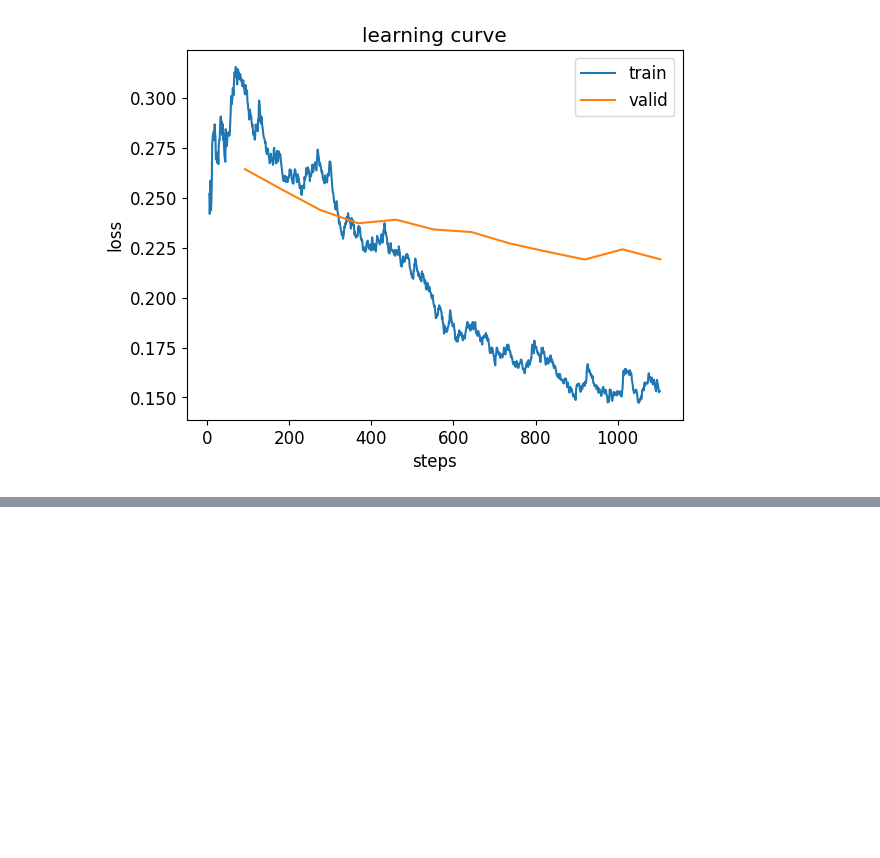
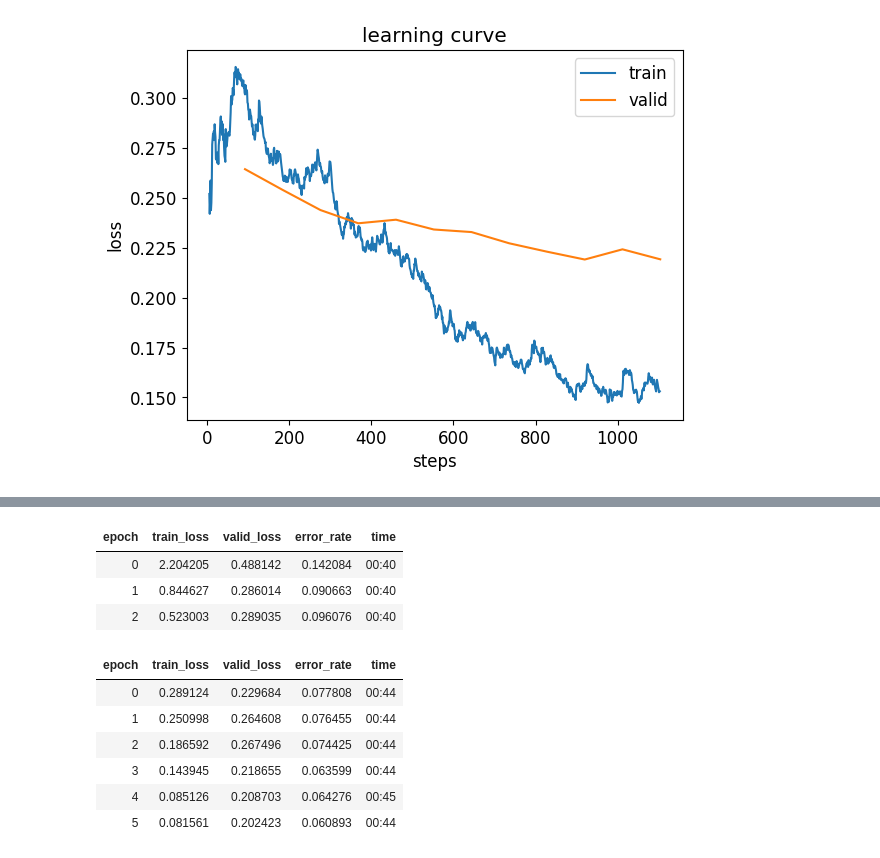
Before and after one commit to CodeWithOz/fastai-deep-learn-coders, a Jupyter notebook: ch-05-pet-breeds-pt2.ipynb, the cells around one changed output, grey strips where cells are left out. Drawn from its saved outputs; the diff is of its cells as text; code cells hidden in the pictures; blank space fills up the shorter version.

```diff
--- a/ch-05-pet-breeds-pt2.ipynb
+++ b/ch-05-pet-breeds-pt2.ipynb
@@ -738,0 +747,5 @@ If you find that you have time to train even more epochs, you should also consid
+# %%
+from fastai.callback.fp16 import *
+learn = vision_learner(dls, resnet50, metrics=error_rate).to_fp16()
+learn.fine_tune(6, freeze_epochs=3)
+# %% [output]
@@ -738,0 +753,11 @@ If you find that you have time to train even more epochs, you should also consid
+| epoch | train_loss | valid_loss | error_rate | time |
+| 0 | 2.204205 | 0.488142 | 0.142084 | 00:40 |
+| 1 | 0.844627 | 0.286014 | 0.090663 | 00:40 |
+| 2 | 0.523003 | 0.289035 | 0.096076 | 00:40 |
+| epoch | train_loss | valid_loss | error_rate | time |
+| 0 | 0.289124 | 0.229684 | 0.077808 | 00:44 |
+| 1 | 0.250998 | 0.264608 | 0.076455 | 00:44 |
+| 2 | 0.186592 | 0.267496 | 0.074425 | 00:44 |
+| 3 | 0.143945 | 0.218655 | 0.063599 | 00:44 |
+| 4 | 0.085126 | 0.208703 | 0.064276 | 00:45 |
+| 5 | 0.081561 | 0.202423 | 0.060893 | 00:44 |
```
Also changed, not shown: parts of 5 cells of this notebook.
